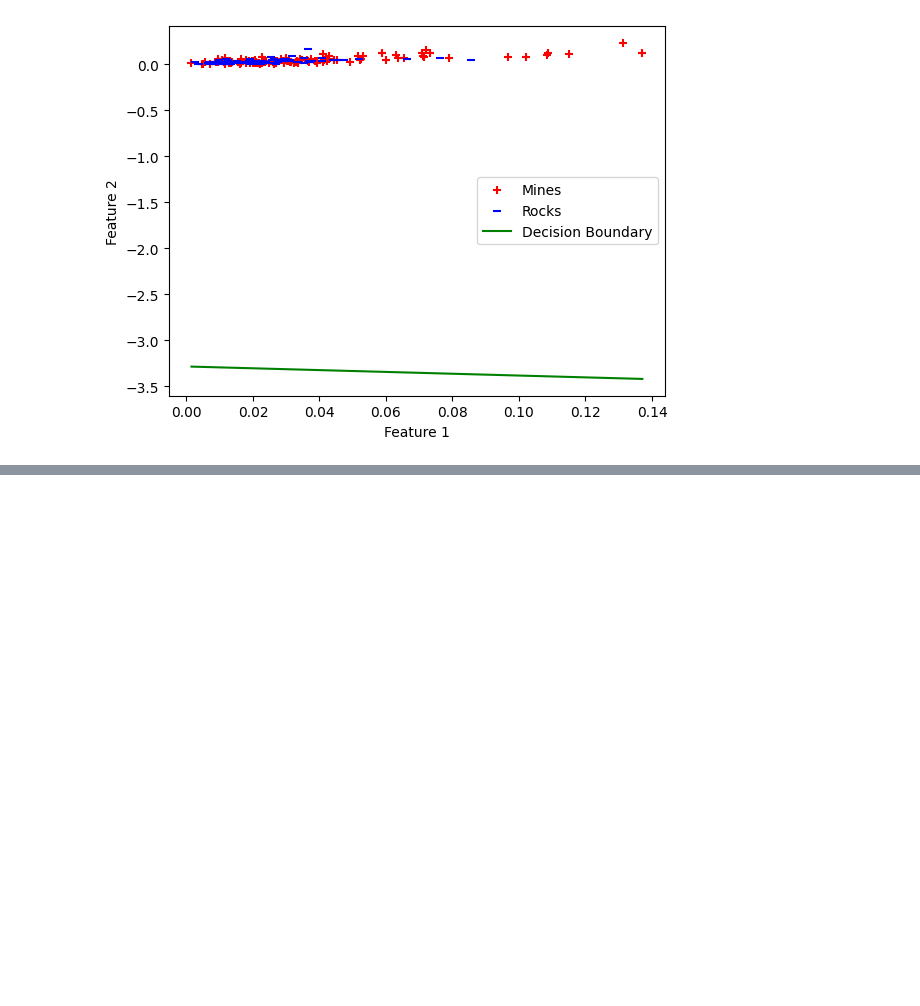
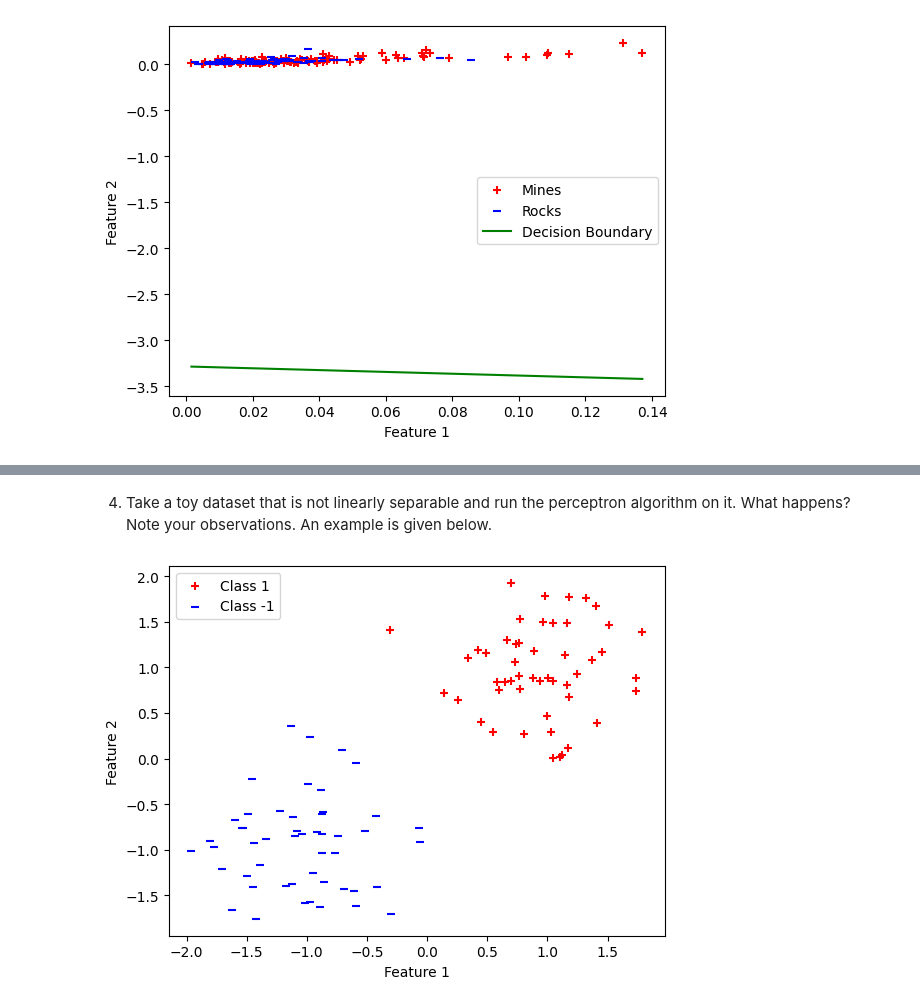
Before and after one commit to jiraiya1729/aiml20230119-IIIT, a Jupyter notebook: Copy_of_AIML_Module_4_Lab_1_Perceptron.ipynb, the cells around one changed output, grey strips where cells are left out. Cells and saved outputs as stored; diff of their text form; code cells hidden in the pictures; blank space fills up the shorter version.

```diff
--- a/Copy_of_AIML_Module_4_Lab_1_Perceptron.ipynb
+++ b/Copy_of_AIML_Module_4_Lab_1_Perceptron.ipynb
@@ -253,0 +285,27 @@ plt.show()
+# %% [markdown]
+4. Take a toy dataset that is not linearly separable and run the perceptron algorithm on it. What happens? Note your observations. An example is given below.
+# %%
+import numpy as np
+import matplotlib.pyplot as plt
+
+# Generate a toy dataset that is not linearly separable
+np.random.seed(42)
+X1 = np.random.normal(loc=[1, 1], scale=0.5, size=(50, 2))
+X2 = np.random.normal(loc=[-1, -1], scale=0.5, size=(50, 2))
+X = np.vstack([X1, X2])
+Y = np.hstack([np.ones(50), -np.ones(50)])
+
+# Shuffle the dataset
+shuffle_idx = np.random.permutation(len(X))
+X = X[shuffle_idx]
+Y = Y[shuffle_idx]
+
+# Plot the dataset
+plt.scatter(X[Y == 1, 0], X[Y == 1, 1], color='r', marker='+', label='Class 1')
+plt.scatter(X[Y == -1, 0], X[Y == -1, 1], color='b', marker='_', label='Class -1')
+plt.xlabel('Feature 1')
+plt.ylabel('Feature 2')
+plt.legend()
+plt.show()
+# %% [output]
+[figure, added]
```
Also changed, not shown: parts of 5 cells of this notebook.
